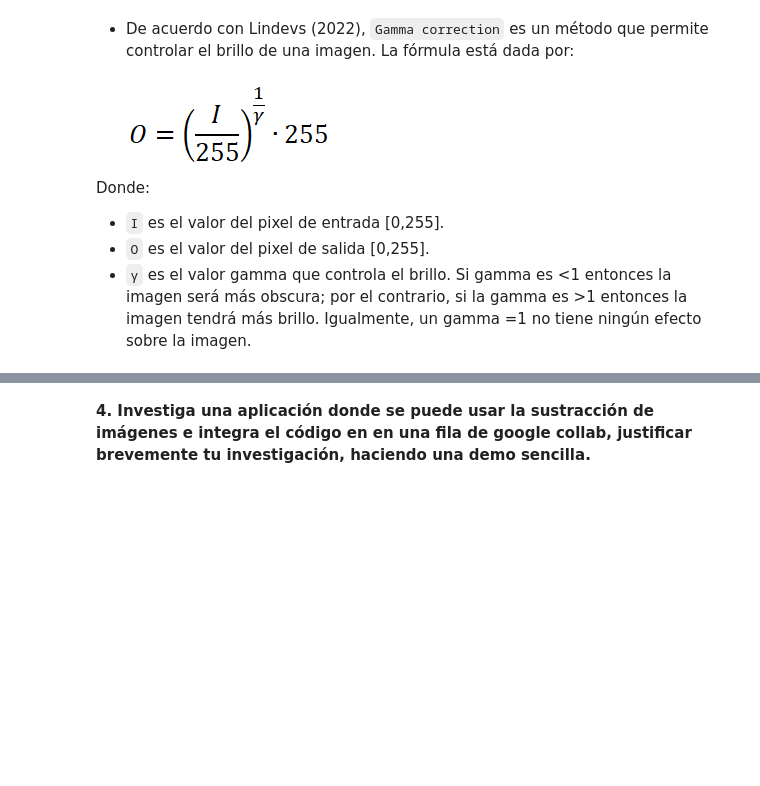
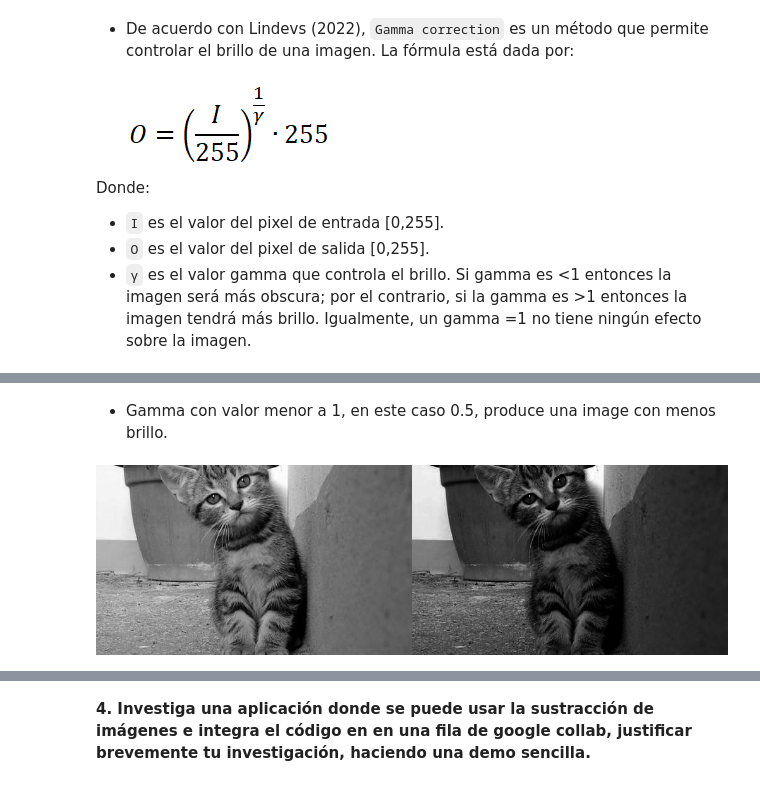
Before and after one commit to andreac941/ComputerVision-Eq3, a Jupyter notebook: SimpleImageProcessing_Eq10.ipynb, the cells around one changed output, grey strips where cells are left out. Cells and saved outputs as stored; diff of their text form; code cells hidden in the pictures; blank space fills up the shorter version.

```diff
--- a/SimpleImageProcessing_Eq10.ipynb
+++ b/SimpleImageProcessing_Eq10.ipynb
@@ -52,0 +55,17 @@ Donde:
+# %%
+# Implementación de Gamma Correction. Fuente: Lindevs
+def gammaCorrection(src, gamma):
+    invGamma = 1 / gamma
+
+    table = [((i / 255) ** invGamma) * 255 for i in range(256)]
+    table = np.array(table, np.uint8)
+
+    return cv.LUT(src, table)
+# %% [markdown]
+* Gamma con valor menor a 1, en este caso 0.5, produce una image con menos brillo.
+# %%
+gammaImg1 = gammaCorrection(myGrayImg, 0.5)
+final_frame = cv.hconcat((myGrayImg, gammaImg1))
+cv2_imshow(final_frame)
+# %% [output]
+[figure, added]
```
Also changed, not shown: parts of 5 cells of this notebook.
